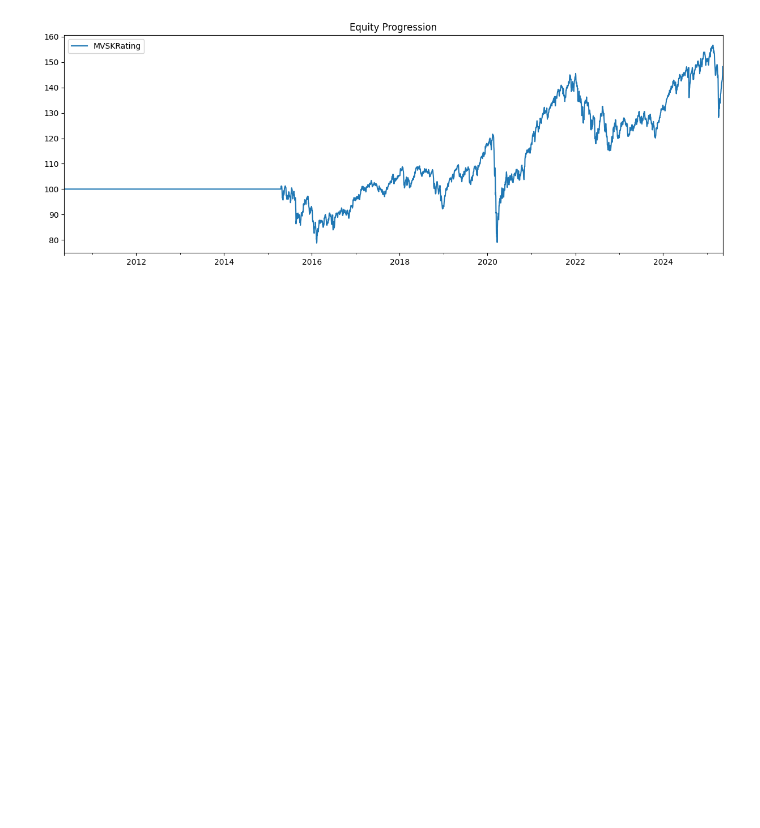
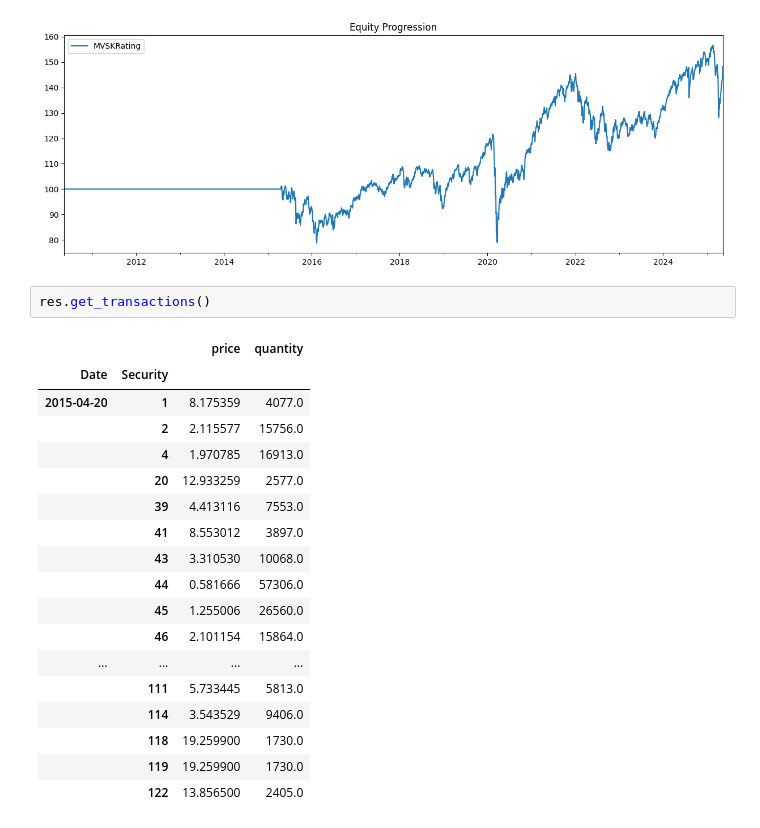
Before and after one commit to kepiej/fundrating, a Jupyter notebook: MultitimeMultimomentRating/ATarnaudData.ipynb, the cells around one changed output. Drawn from its saved outputs; the diff is of its cells as text; blank space fills up the shorter version.

```diff
--- a/MultitimeMultimomentRating/ATarnaudData.ipynb
+++ b/MultitimeMultimomentRating/ATarnaudData.ipynb
@@ -61,3 +78,24 @@ res.plot()
 # %% [output]
 <Axes: title={'center': 'Equity Progression'}>
 [figure]
+# %%
+res.get_transactions()
+# %% [output]
+|  |  | price | quantity |
+| Date | Security |  |  |
+| 2015-04-20 | 1 | 8.175359 | 4077.0 |
+|  | 2 | 2.115577 | 15756.0 |
+|  | 4 | 1.970785 | 16913.0 |
+|  | 20 | 12.933259 | 2577.0 |
+|  | 39 | 4.413116 | 7553.0 |
+|  | 41 | 8.553012 | 3897.0 |
+|  | 43 | 3.310530 | 10068.0 |
+|  | 44 | 0.581666 | 57306.0 |
+|  | 45 | 1.255006 | 26560.0 |
+|  | 46 | 2.101154 | 15864.0 |
+| ... | ... | ... | ... |
+|  | 111 | 5.733445 | 5813.0 |
+|  | 114 | 3.543529 | 9406.0 |
+|  | 118 | 19.259900 | 1730.0 |
+|  | 119 | 19.259900 | 1730.0 |
+|  | 122 | 13.856500 | 2405.0 |
```
Also changed, not shown: parts of 2 cells of this notebook.
